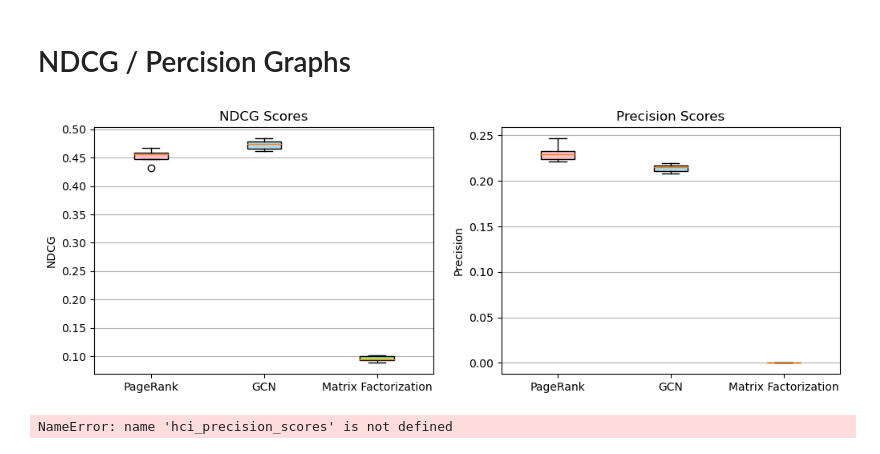
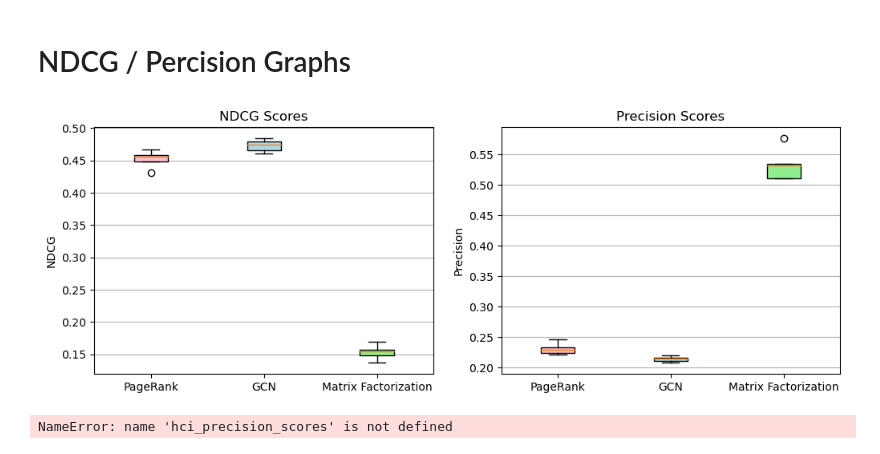
Before and after one commit to nicholson2208/rec-sys-final-project, a Jupyter notebook: ndcg_precision_graph.ipynb, the cells around one changed output. Cells and saved outputs as stored; diff of their text form; code cells hidden in the pictures.

Commit message:
matrix fact and graph

```diff
--- a/ndcg_precision_graph.ipynb
+++ b/ndcg_precision_graph.ipynb
@@ -31,46 +31,50 @@ light_gcn_precision = [0.21649659863945578,
                      0.2193877551020408]
 
 # Matrix Factorization
-matrix_fact_ndcg = [0.09399819558092727,
-                    0.08834337215922199,
-                    0.10144224250927975,
-                    0.09279613181856701,
-                    0.09939305336761702]
-matrix_fact_percision = [0,0,0,0,0]
+matrix_fact_ndcg = [0.1573651345170828,
+                    0.17000976711828034,
+                    0.13696784158147554,
+                    0.15404336751285136,
+                    0.14869456855448718]
+matrix_fact_precision = [0.5758620689655174,
+                        0.5103448275862068,
+                        0.5344827586206896,
+                        0.5103448275862069,
+                        0.5310344827586208]
 # %%
 import matplotlib.pyplot as plt
 import numpy as np
 
 labels = ['PageRank', 'GCN', 'Matrix Factorization']
 
 fig, (ax1, ax2) = plt.subplots(nrows=1, ncols=2, figsize=(12, 4))
 
 bplot1 = ax1.boxplot([np.array(pagerank_ndcg), np.array(light_gcn_ndcg), np.array(matrix_fact_ndcg)],
                      vert=True,  # vertical box alignment
                      patch_artist=True,  # fill with color
                      labels=labels)  # will be used to label x-ticks
 ax1.set_title('NDCG Scores')
 ax1.yaxis.grid(True)
 ax1.set_ylabel('NDCG')
 
 
-bplot2 = ax2.boxplot([np.array(pargerand_precision), np.array(light_gcn_precision), np.array(matrix_fact_percision)],
+bplot2 = ax2.boxplot([np.array(pargerand_precision), np.array(light_gcn_precision), np.array(matrix_fact_precision)],
                      vert=True,  # vertical box alignment
                      patch_artist=True,  # fill with color
                      labels=labels)  # will be used to label x-ticks
 ax2.set_title('Precision Scores')
 ax2.yaxis.grid(True)
 ax2.set_ylabel('Precision')
 
 # fill with colors
 colors = ['pink', 'lightblue', 'lightgreen']
 for bplot in (bplot1, bplot2):
     for patch, color in zip(bplot['boxes'], colors):
         patch.set_facecolor(color)
 
 plt.show()
 # %% [output]
-[figure, old version]
+[figure, new version]
 # %%
 fig, ax = plt.subplots(ncols=2, figsize =(12, 8))
 
```
Also changed, not shown: 1 other file.
